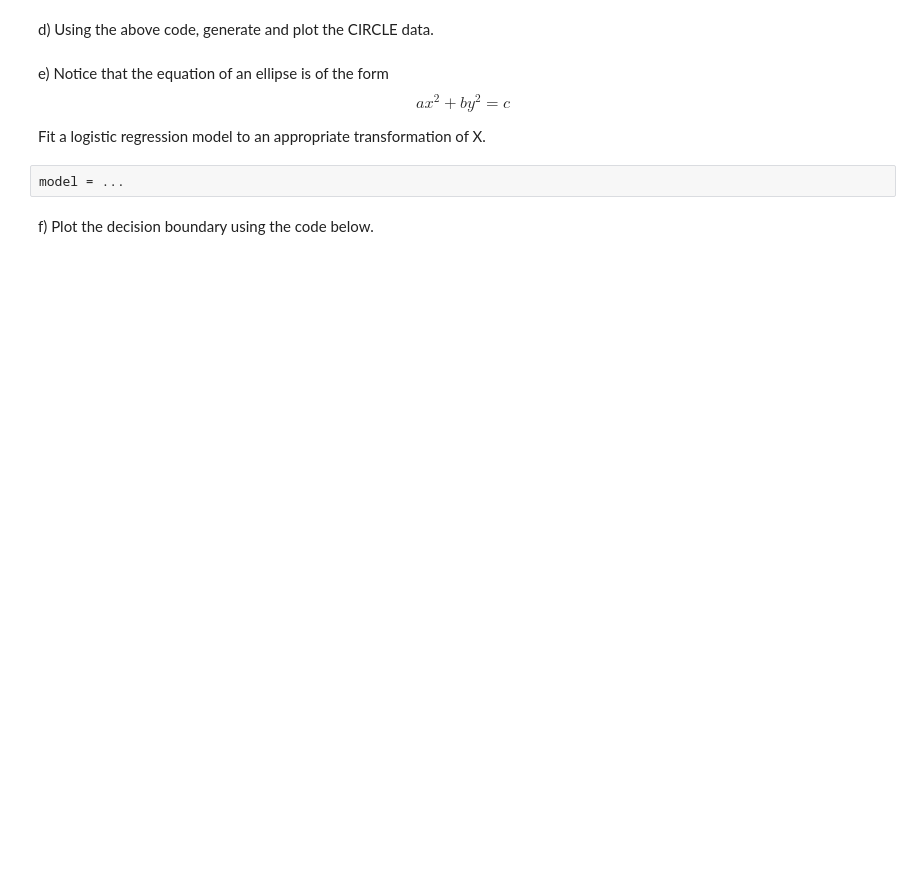
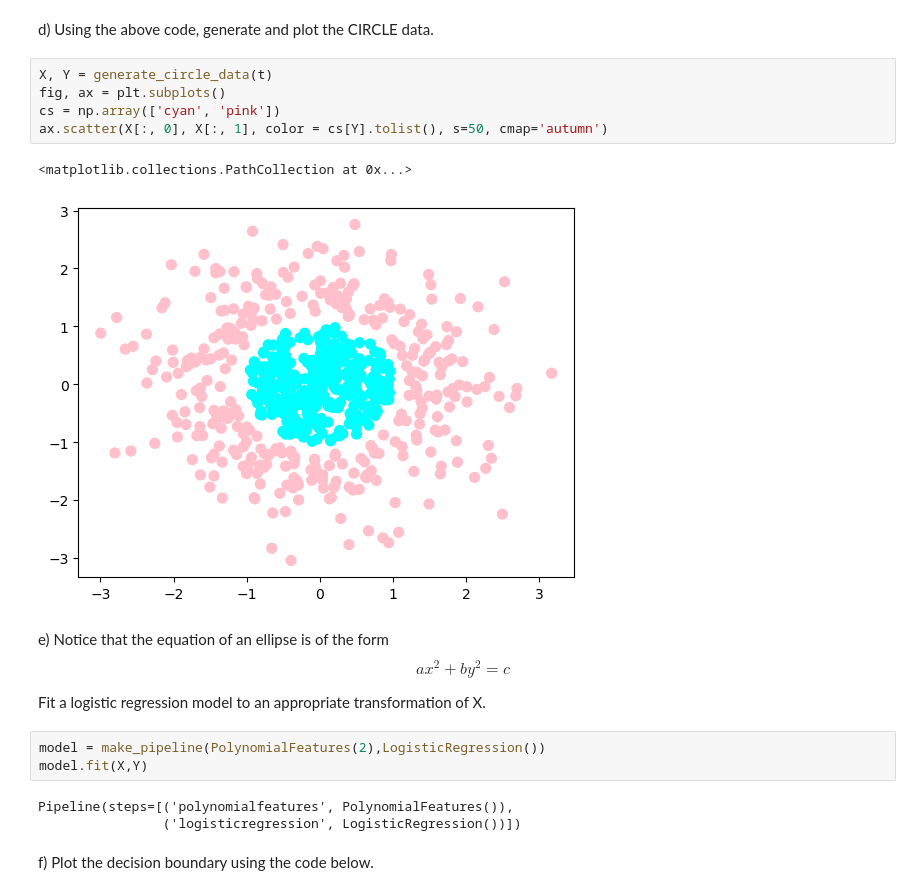
Before and after one commit to HaoxuanSUN/CS506-Data-Science-Tools-and-Applications, a Jupyter notebook: Worksheet/worksheet_16.ipynb, the cells around one changed output. Drawn from its saved outputs; the diff is of its cells as text; blank space fills up the shorter version.

```diff
--- a/Worksheet/worksheet_16.ipynb
+++ b/Worksheet/worksheet_16.ipynb
@@ -64,11 +78,23 @@ c) Using the coefficients, plot the line through the scatter plot you created in
 # %% [markdown]
 d) Using the above code, generate and plot the CIRCLE data.
+# %%
+X, Y = generate_circle_data(t)
+fig, ax = plt.subplots()
+cs = np.array(['cyan', 'pink'])
+ax.scatter(X[:, 0], X[:, 1], color = cs[Y].tolist(), s=50, cmap='autumn')
+# %% [output]
+<matplotlib.collections.PathCollection at 0x...>
+[figure, added]
 # %% [markdown]
 e) Notice that the equation of an ellipse is of the form $$ax^2 + by^2 = c$$
 
 Fit a logistic regression model to an appropriate transformation of X.
-# %%
-model = ...
+# %%
+model = make_pipeline(PolynomialFeatures(2),LogisticRegression())
+model.fit(X,Y)
+# %% [output]
+Pipeline(steps=[('polynomialfeatures', PolynomialFeatures()),
+                ('logisticregression', LogisticRegression())])
 # %% [markdown]
 f) Plot the decision boundary using the code below.
 # %%
```
Also changed, not shown: parts of 7 cells of this notebook.
